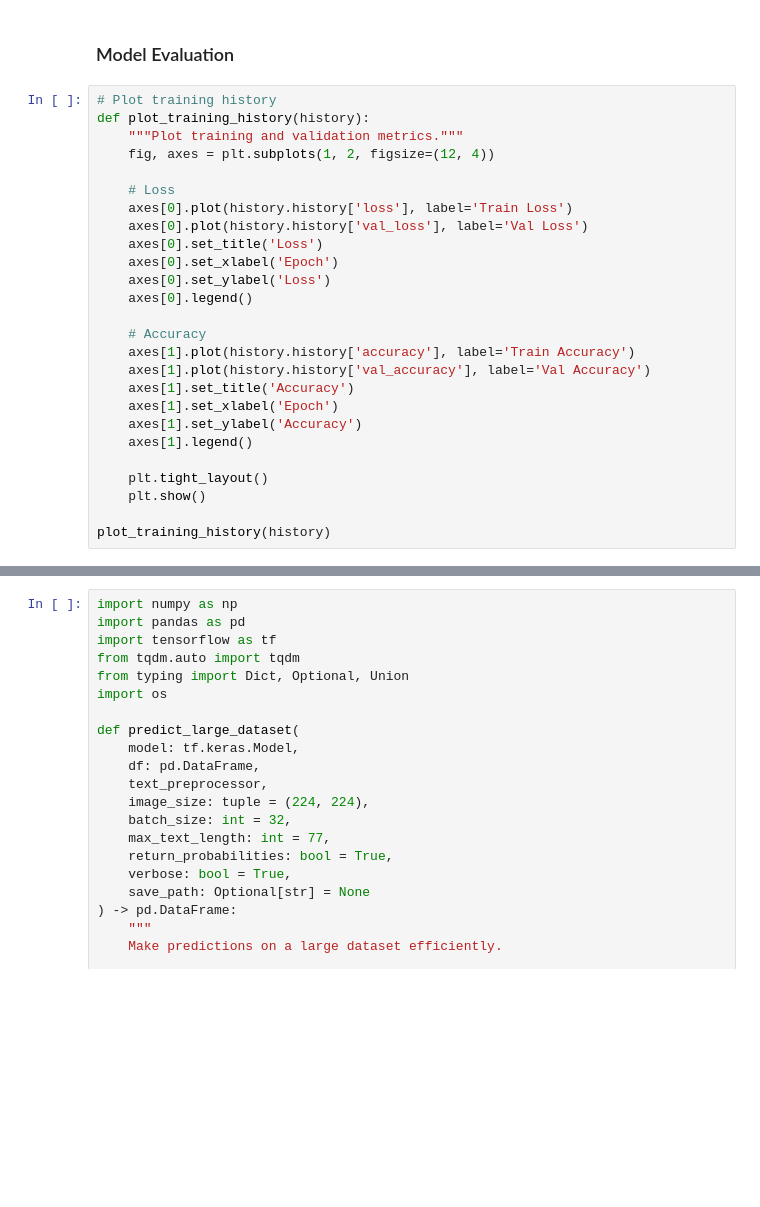
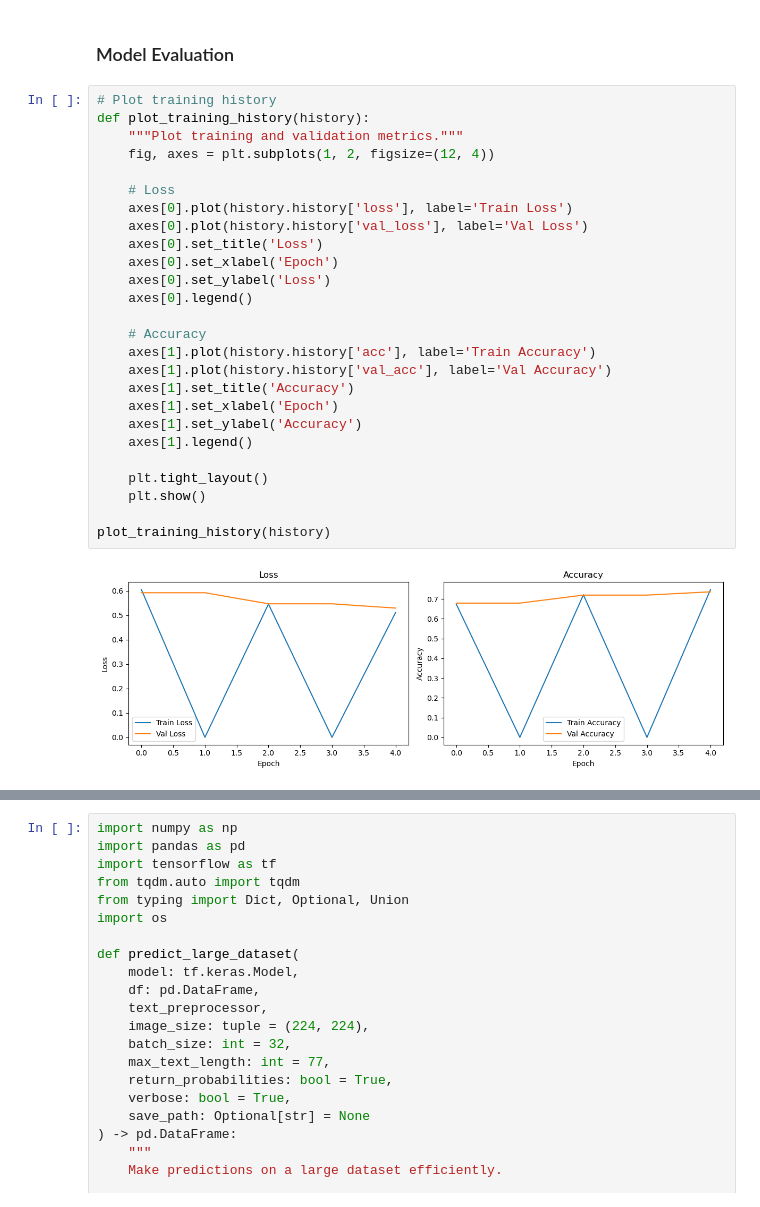
Before and after one commit to nhat117/DL_A2, a Jupyter notebook: A2-Clip.ipynb, the cells around one changed output, grey strips where cells are left out. Cells and saved outputs as stored; diff of their text form; blank space fills up the shorter version.

```diff
--- a/A2-Clip.ipynb
+++ b/A2-Clip.ipynb
@@ -2045,29 +2056,31 @@ Epoch 3/5
 # %%
 # Plot training history
 def plot_training_history(history):
     """Plot training and validation metrics."""
     fig, axes = plt.subplots(1, 2, figsize=(12, 4))
 
     # Loss
     axes[0].plot(history.history['loss'], label='Train Loss')
     axes[0].plot(history.history['val_loss'], label='Val Loss')
     axes[0].set_title('Loss')
     axes[0].set_xlabel('Epoch')
     axes[0].set_ylabel('Loss')
     axes[0].legend()
 
     # Accuracy
-    axes[1].plot(history.history['accuracy'], label='Train Accuracy')
-    axes[1].plot(history.history['val_accuracy'], label='Val Accuracy')
+    axes[1].plot(history.history['acc'], label='Train Accuracy')
+    axes[1].plot(history.history['val_acc'], label='Val Accuracy')
     axes[1].set_title('Accuracy')
     axes[1].set_xlabel('Epoch')
     axes[1].set_ylabel('Accuracy')
     axes[1].legend()
 
     plt.tight_layout()
     plt.show()
 
 plot_training_history(history)
+# %% [output]
+[figure, added]
 # %%
 # Evaluate on validation set
 print("Evaluating model on validation set...")
```
Also changed, not shown: parts of 7 cells of this notebook.
